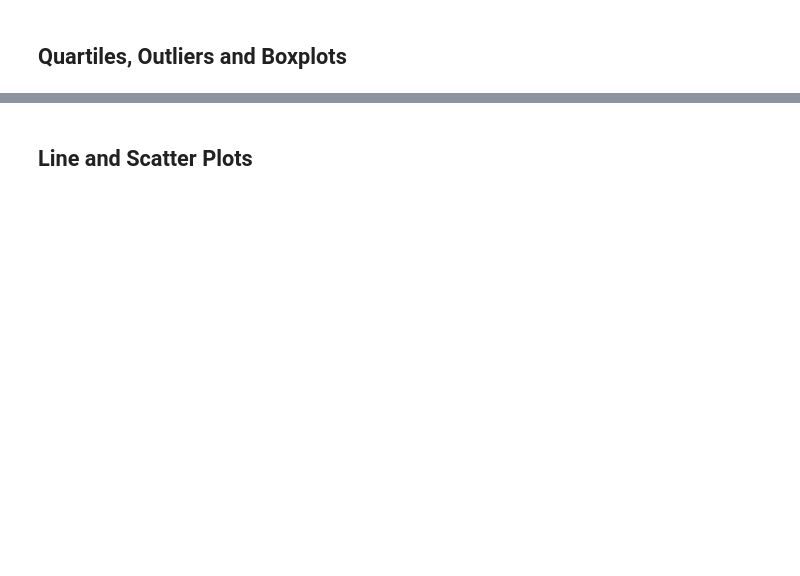
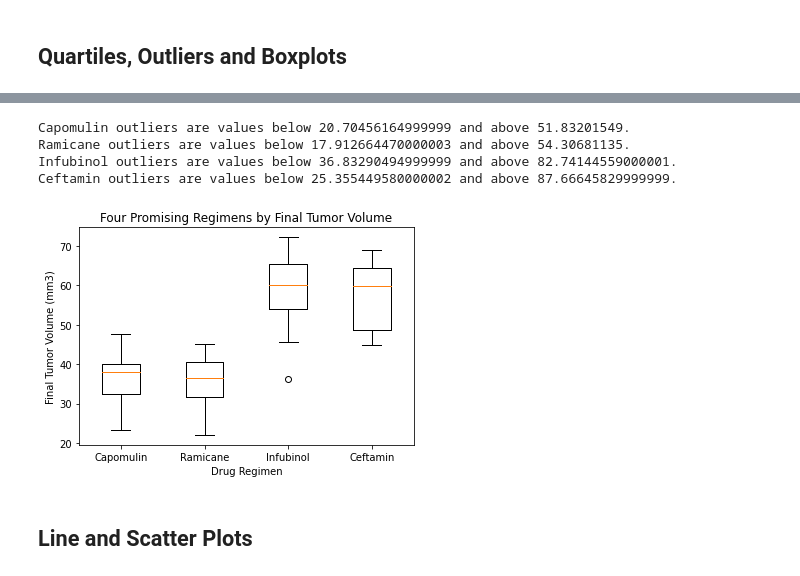
Before and after one commit to miaisrael/matplotlib-challenge, a Jupyter notebook: Pymaceuticals/pymaceuticals_starter.ipynb, the cells around one changed output, grey strips where cells are left out. Saved outputs shown, nothing was run; the diff lists cells and outputs as text; code cells hidden in the pictures; blank space fills up the shorter version.

```diff
--- a/Pymaceuticals/pymaceuticals_starter.ipynb
+++ b/Pymaceuticals/pymaceuticals_starter.ipynb
@@ -282,5 +250,76 @@ tumor_vol_data= []
+# %%
+# Put treatments into a list for for loop (and later for plot labels)
+treatments= ["Capomulin", "Ramicane", "Infubinol", "Ceftamin"]
+
+# Create empty list to fill with tumor vol data (for plotting)
+tumor_vol= []
+
+# Calculate the IQR and quantitatively determine if there are any potential outliers.
+# Determine outliers using upper and lower bounds
+
+# Locate the rows which contain mice on each drug and get the tumor volumes
+cap_tumor_vol= cap_merge_df["Tumor Volume (mm3)"]
+ram_tumor_vol= ram_merge_df["Tumor Volume (mm3)"]
+inf_tumor_vol= inf_merge_df["Tumor Volume (mm3)"]
+cef_tumor_vol= cef_merge_df["Tumor Volume (mm3)"]
+
+# Capomulin Plot and Outliers
+cap_quartiles= cap_tumor_vol.quantile([.25, .5, .75])
+cap_lower= cap_quartiles[0.25]
+cap_upper= cap_quartiles[0.75]
+cap_iqr= cap_upper - cap_lower
+cap_lower_bound= cap_lower - (1.5*cap_iqr)
+cap_upper_bound= cap_upper + (1.5*cap_iqr)
+
+print(f"Capomulin outliers are values below {cap_lower_bound} and above {cap_upper_bound}.")
+
+# Ramicane Plot and Outliers
+ram_quartiles= ram_tumor_vol.quantile([.25, .5, .75])
+ram_lower= ram_quartiles[0.25]
+ram_upper= ram_quartiles[0.75]
+ram_iqr= ram_upper - ram_lower
+ram_lower_bound= ram_lower - (1.5*ram_iqr)
+ram_upper_bound= ram_upper + (1.5*ram_iqr)
+
+print(f"Ramicane outliers are values below {ram_lower_bound} and above {ram_upper_bound}.")
+
+# Infubinol Plot and Outliers
+inf_quartiles= inf_tumor_vol.quantile([.25, .5, .75])
+inf_lower= inf_quartiles[0.25]
+inf_upper= inf_quartiles[0.75]
+inf_iqr= inf_upper - inf_lower
+inf_lower_bound= inf_lower - (1.5*inf_iqr)
+inf_upper_bound= inf_upper + (1.5*inf_iqr)
+
+print(f"Infubinol outliers are values below {inf_lower_bound} and above {inf_upper_bound}.")
+
+# Ceftamin Plot and Outliers
+cef_quartiles= cef_tumor_vol.quantile([.25, .5, .75])
+cef_lower= cef_quartiles[0.25]
+cef_upper= cef_quartiles[0.75]
+cef_iqr= cef_upper - cef_lower
+cef_lower_bound= cef_lower - (1.5*cef_iqr)
+cef_upper_bound= cef_upper + (1.5*cef_iqr)
+
+print(f"Ceftamin outliers are values below {cef_lower_bound} and above {cef_upper_bound}.")
+# %% [output]
+Capomulin outliers are values below 20.70456164999999 and above 51.83201549.
+Ramicane outliers are values below 17.912664470000003 and above 54.30681135.
+Infubinol outliers are values below 36.83290494999999 and above 82.74144559000001.
+Ceftamin outliers are values below 25.355449580000002 and above 87.66645829999999.
 # %%
 # Generate a box plot of the final tumor volume of each mouse across four regimens of interest
+boxplot_data= [cap_tumor_vol, ram_tumor_vol, inf_tumor_vol, cef_tumor_vol]
+
+fig1, ax1 = plt.subplots()
+ax1.set_title("Four Promising Regimens by Final Tumor Volume")
+ax1.set_xlabel("Drug Regimen")
+ax1.set_ylabel("Final Tumor Volume (mm3)")
+
+ax1.boxplot(boxplot_data, labels=["Capomulin", "Ramicane", "Infubinol", "Ceftamin"])
+plt.show()
+# %% [output]
+[figure, added]
 # %% [markdown]
 ## Line and Scatter Plots
 # %%
```
Also changed, not shown: parts of 11 cells of this notebook.
